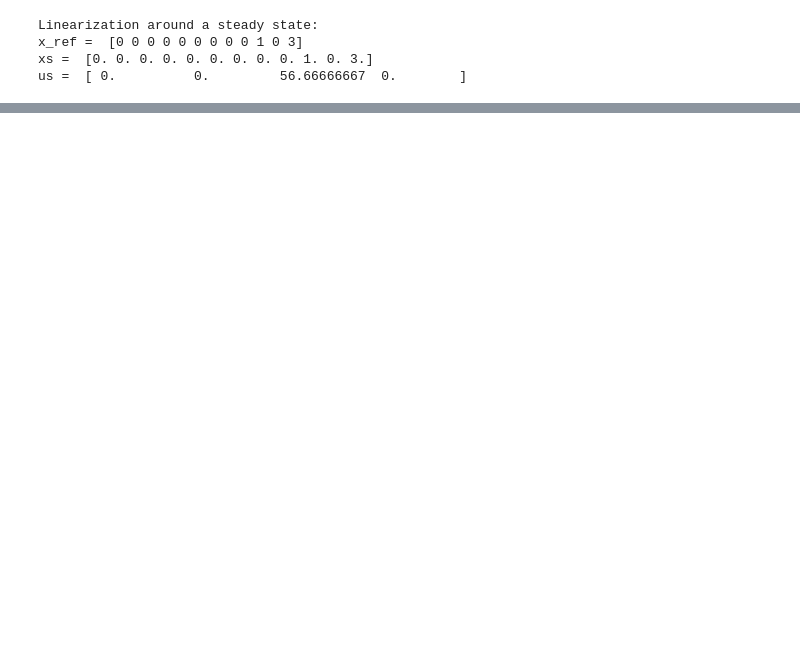
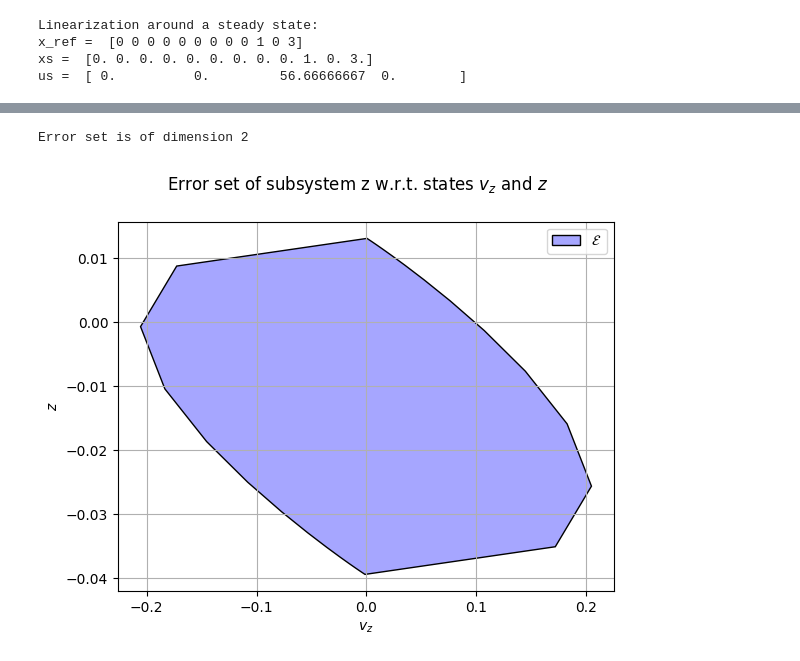
Before and after one commit to VincentEllenrieder/MPC-project-groupBS, a Jupyter notebook: project/Deliverable_6_1&2/Deliverable_6_1.ipynb, the cells around one changed output, grey strips where cells are left out. Saved outputs shown, nothing was run; the diff lists cells and outputs as text; code cells hidden in the pictures; blank space fills up the shorter version.

```diff
--- a/project/Deliverable_6_1&2/Deliverable_6_1.ipynb
+++ b/project/Deliverable_6_1&2/Deliverable_6_1.ipynb
@@ -68,0 +115,8 @@ plot_static_states_inputs(t_cl[:-1], x_cl[:,:-1], u_cl, xs, 'sys_z')
+# %%
+mpc.plot_set(mpc.E, 'Error set')
+mpc.plot_set(mpc.X_f_tilde_delta, 'Terminal set')
+mpc.plot_set(mpc.U_tilde, 'U_tidle')
+print(mpc.U_tilde.Vrep.V)
+# %% [output]
+Error set is of dimension 2
+[figure, added]
```
Also changed, not shown: parts of 6 cells of this notebook, 3 other files.
